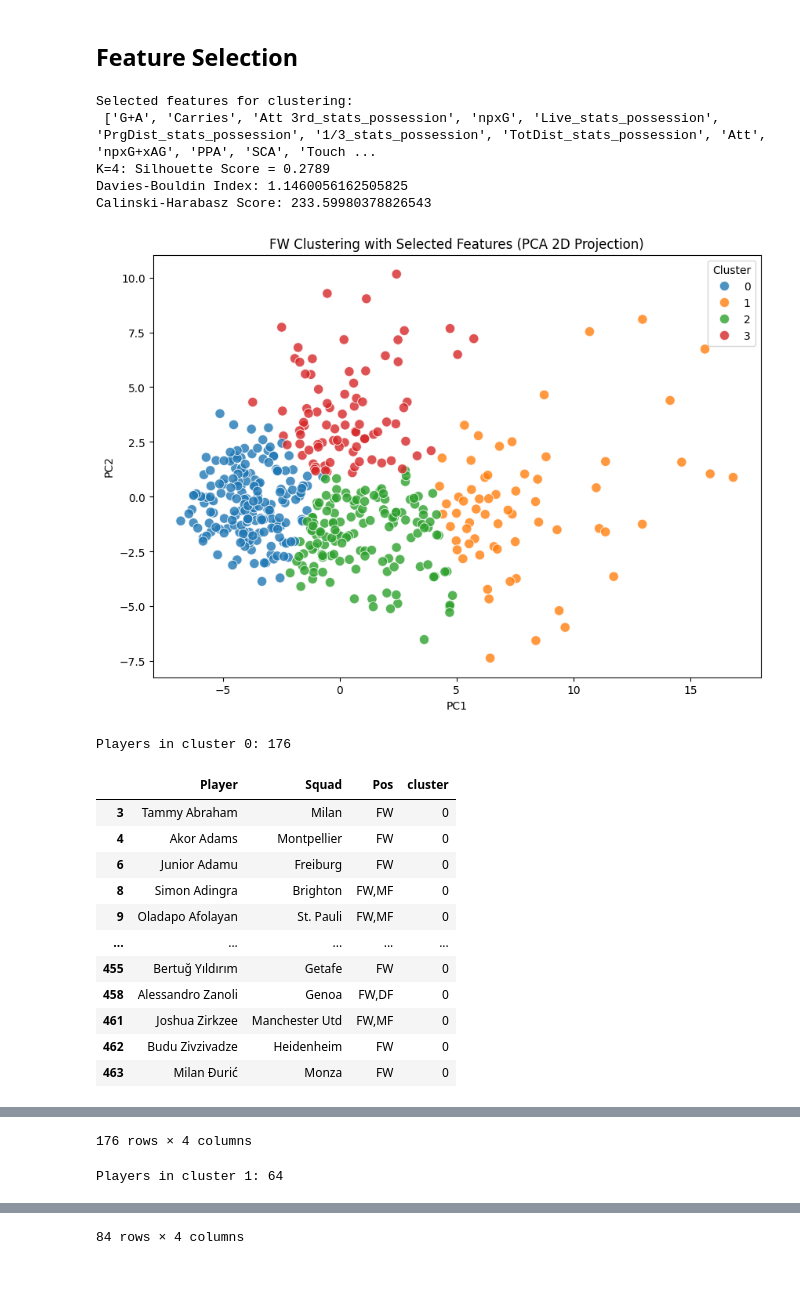
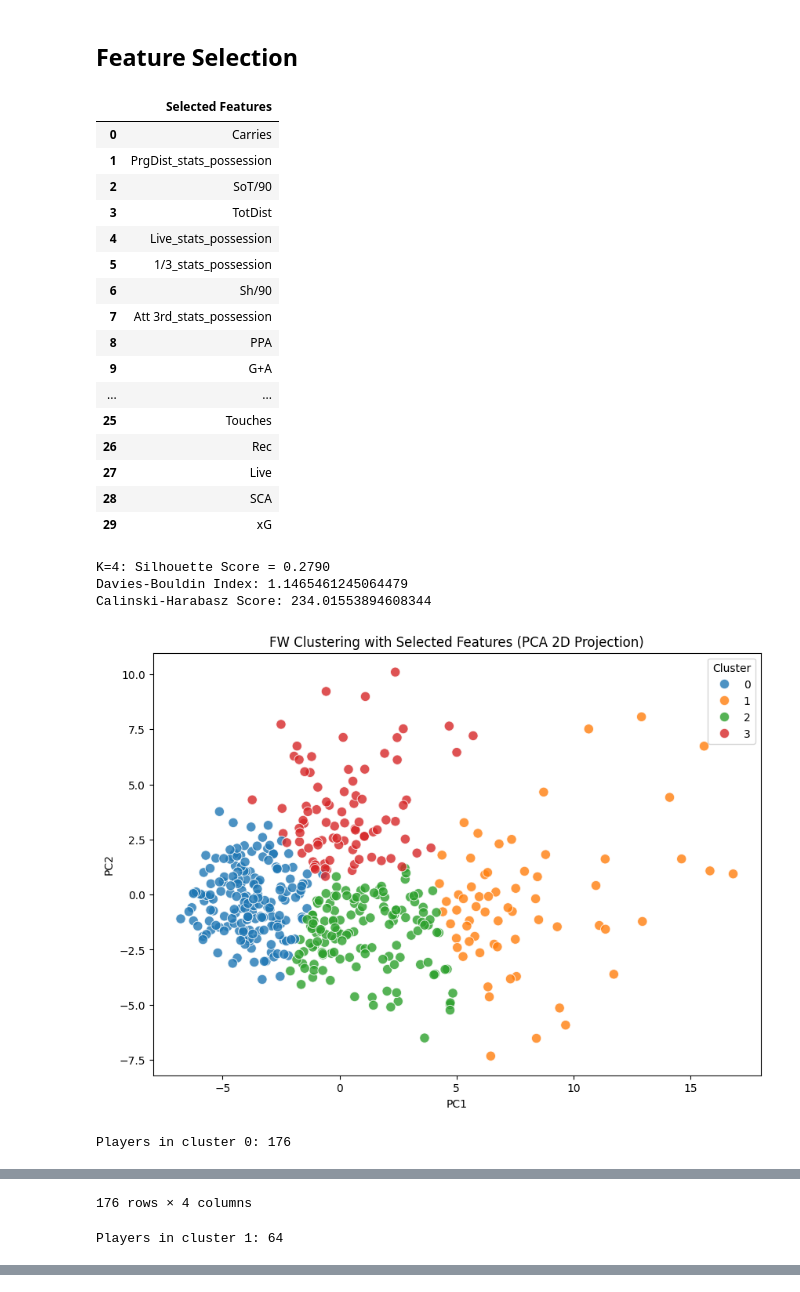
Before and after one commit to HaneefT/Transfer-Oracle, a Jupyter notebook: src/clustering/clustering.ipynb, the cells around one changed output, grey strips where cells are left out. Drawn from its saved outputs; the diff is of its cells as text; code cells hidden in the pictures.

Commit message:
Clean up clustering and features

```diff
--- a/src/clustering/clustering.ipynb
+++ b/src/clustering/clustering.ipynb
@@ -56,15 +56,7 @@ fw_features = df_fw.drop(columns=categorical_cols, errors="ignore")
 print("Numeric dataset shape:", fw_features.shape)
 fw_features.head()
 
-# Handle missing values by imputing with the mean
-imputer = SimpleImputer(strategy="mean")
-fw_imputed = imputer.fit_transform(fw_features)
-
-# # Standardize the features
-# scaler = StandardScaler()
-# fw_scaled = scaler.fit_transform(fw_imputed)
-
-fw_scaled = fw_imputed  # Data is already normalized
+fw_scaled = fw_features  # Data is already normalized
 
 
 # Apply PCA to reduce dimensions to 2D for plotting and visualization
@@ -212,17 +204,18 @@ dtype: float64
 # Drop features with low variance and select top features from PC1 and PC2
 selected_features = list(loadings_PC1.head(20).index) + list(loadings_PC2.head(10).index)
 selected_features = list(set(selected_features))  # Remove duplicates
-print("Selected features for clustering:\n", selected_features)
+selected_features_df = pd.DataFrame(selected_features, columns=["Selected Features"])
+display(selected_features_df)
 
 
 
-fw_sel = df_fw[selected_features].copy()
+fw_scaled_sel = df_fw[selected_features].copy()
 # Make Nan values 0
-fw_sel = fw_sel.fillna(0)
+# fw_sel = fw_sel.fillna(0)
 
-from sklearn.preprocessing import StandardScaler
-scaler = StandardScaler()
-fw_scaled_sel = scaler.fit_transform(fw_sel)
+# from sklearn.preprocessing import StandardScaler
+# scaler = StandardScaler()
+# fw_scaled_sel = scaler.fit_transform(fw_sel)
 
 from sklearn.cluster import KMeans
 from sklearn.metrics import silhouette_score
@@ -250,49 +243,52 @@ plt.figure(figsize=(10,7))
 sns.scatterplot(
     x=fw_pca_sel[:,0],
     y=fw_pca_sel[:,1],
     hue=clusters,
     palette="tab10",
     s=80,
     alpha=0.8
 )
 plt.title("FW Clustering with Selected Features (PCA 2D Projection)")
 plt.xlabel("PC1")
 plt.ylabel("PC2")
 plt.legend(title="Cluster")
 plt.show()
 
 # List players from cluster 1
 
 cluster_0_players = df_fw[df_fw["cluster"] == 0][["Player", "Squad", "Pos", "cluster"]]
 cluster_1_players = df_fw[df_fw["cluster"] == 1][["Player", "Squad", "Pos", "cluster"]]
 cluster_2_players = df_fw[df_fw["cluster"] == 2][["Player", "Squad", "Pos", "cluster"]]
 cluster_3_players = df_fw[df_fw["cluster"] == 3][["Player", "Squad", "Pos", "cluster"]]
 
 print(f"Players in cluster 0: {len(cluster_0_players)}")
 display(cluster_0_players)
 print(f"Players in cluster 1: {len(cluster_1_players)}")
 display(cluster_1_players)
 print(f"Players in cluster 2: {len(cluster_2_players)}")
 display(cluster_2_players)
 print(f"Players in cluster 3: {len(cluster_3_players)}")
 display(cluster_3_players)
 # %% [output]
+|  | Selected Features |
+| 0 | Carries |
+| 1 | PrgDist_stats_possession |
+| 2 | SoT/90 |
+| 3 | TotDist |
+| 4 | Live_stats_possession |
+| 5 | 1/3_stats_possession |
+| 6 | Sh/90 |
+| 7 | Att 3rd_stats_possession |
+| 8 | PPA |
+| 9 | G+A |
+| ... | ... |
+| 25 | Touches |
+| 26 | Rec |
+| 27 | Live |
+| 28 | SCA |
+| 29 | xG |
-Selected features for clustering:
- ['G+A', 'Carries', 'Att 3rd_stats_possession', 'npxG', 'Live_stats_possession', 'PrgDist_stats_possession', '1/3_stats_possession', 'TotDist_stats_possession', 'Att', 'npxG+xAG', 'PPA', 'SCA', 'Touch ...
-K=4: Silhouette Score = 0.2789
-Davies-Bouldin Index: 1.1460056162505825
-Calinski-Harabasz Score: 233.59980378826543
+K=4: Silhouette Score = 0.2790
+Davies-Bouldin Index: 1.1465461245064479
+Calinski-Harabasz Score: 234.01553894608344
-[figure, old version]
+[figure, new version]
 Players in cluster 0: 176
-|  | Player | Squad | Pos | cluster |
-| 3 | Tammy Abraham | Milan | FW | 0 |
-| 4 | Akor Adams | Montpellier | FW | 0 |
-| 6 | Junior Adamu | Freiburg | FW | 0 |
-| 8 | Simon Adingra | Brighton | FW,MF | 0 |
-| 9 | Oladapo Afolayan | St. Pauli | FW,MF | 0 |
-| ... | ... | ... | ... | ... |
-| 455 | Bertuğ Yıldırım | Getafe | FW | 0 |
-| 458 | Alessandro Zanoli | Genoa | FW,DF | 0 |
-| 461 | Joshua Zirkzee | Manchester Utd | FW,MF | 0 |
-| 462 | Budu Zivzivadze | Heidenheim | FW | 0 |
-| 463 | Milan Đurić | Monza | FW | 0 |
@@ -341,4 +337,3 @@ Players in cluster 3: 84
-84 rows × 4 columns
 # %%
 import numpy as np
 import pandas as pd
```
Also changed, not shown: parts of 3 cells of this notebook, 5 other files.
